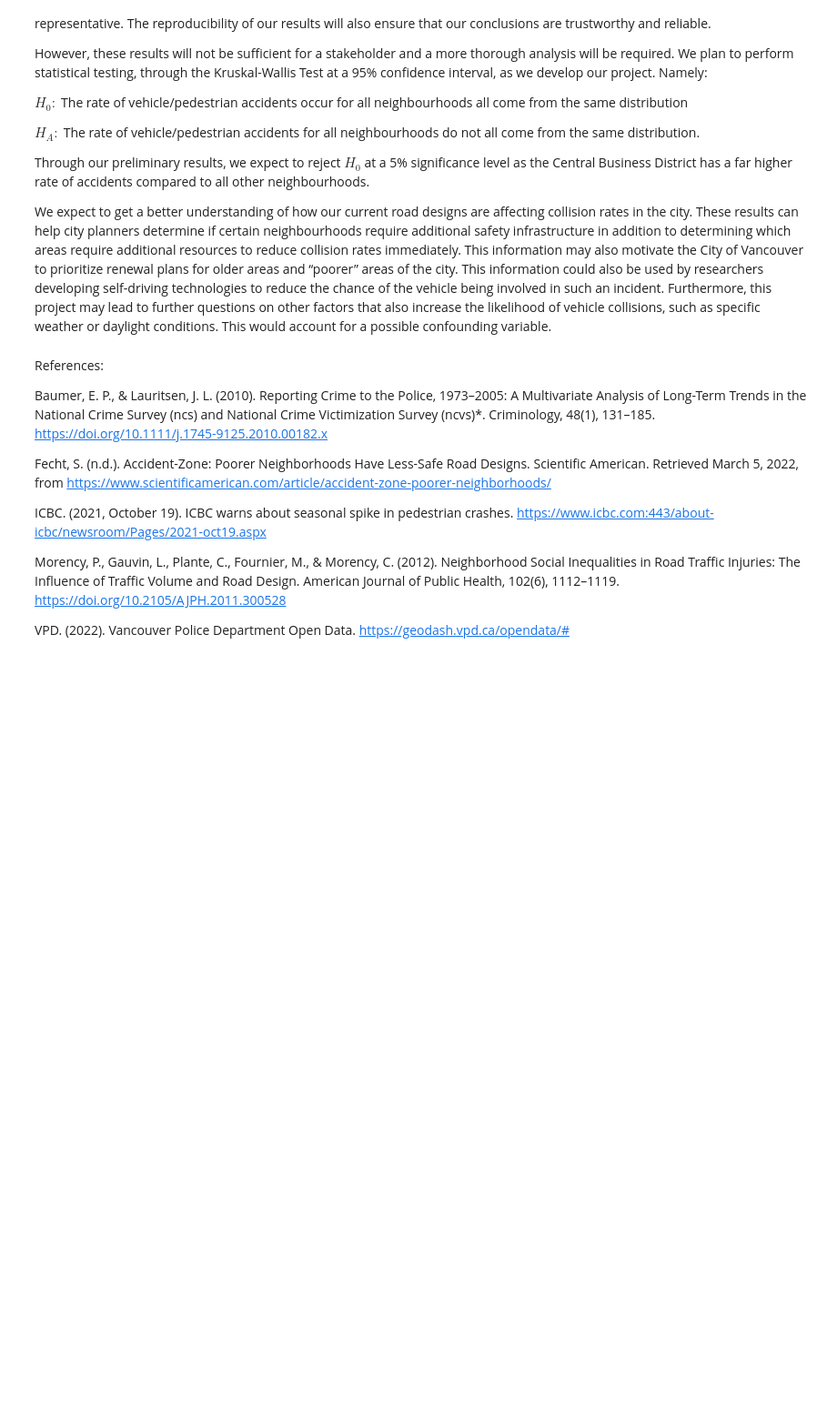
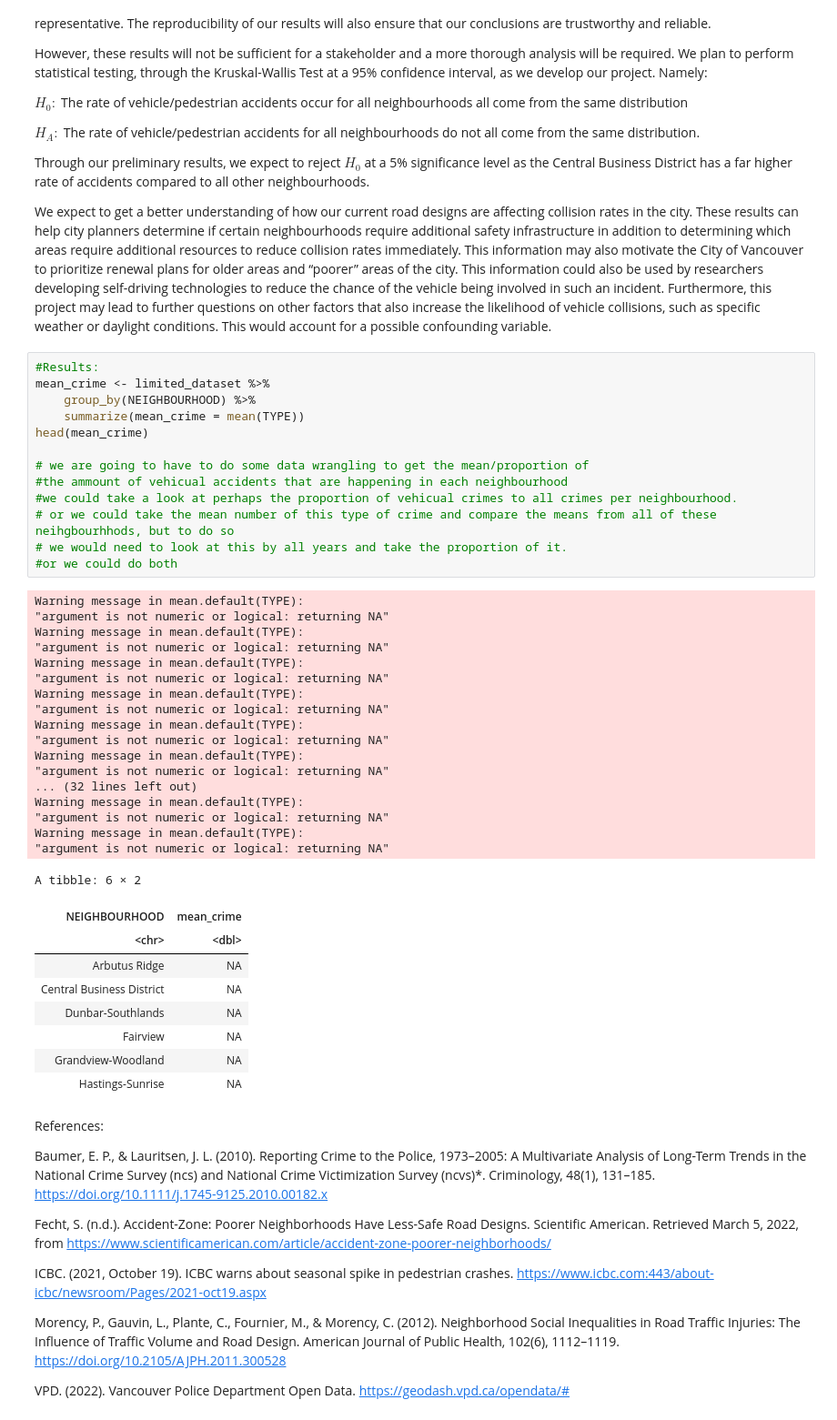
Before and after one commit to pbrar17/VPD-Crime-Analysis, a Jupyter notebook: 14.ipynb, the cells around one changed output. Shown at 91% size. Cells and saved outputs as stored; diff of their text form; blank space fills up the shorter version.

```diff
--- a/14.ipynb
+++ b/14.ipynb
@@ -111,6 +133,46 @@ $H_A:$ The rate of vehicle/pedestrian accidents for all neighbourhoods do not al
 Through our preliminary results, we expect to reject $H_0$ at a 5% significance level as the Central Business District has a far higher rate of accidents compared to all other neighbourhoods.
 
 We expect to get a better understanding of how our current road designs are affecting collision rates in the city. These results can help city planners determine if certain neighbourhoods require additional safety infrastructure in addition to determining which areas require additional resources to reduce collision rates immediately. This information may also motivate the City of Vancouver to prioritize renewal plans for older areas and “poorer” areas of the city. This information could also be used by researchers developing self-driving technologies to reduce the chance of the vehicle being involved in such an incident. Furthermore, this project may lead to further questions on other factors that also increase the likelihood of vehicle collisions, such as specific weather or daylight conditions. This would account for a possible confounding variable.
+# %%
+#Results:
+mean_crime <- limited_dataset %>%
+    group_by(NEIGHBOURHOOD) %>%
+    summarize(mean_crime = mean(TYPE))
+head(mean_crime)
+
+# we are going to have to do some data wrangling to get the mean/proportion of
+#the ammount of vehicual accidents that are happening in each neighbourhood
+#we could take a look at perhaps the proportion of vehicual crimes to all crimes per neighbourhood.
+# or we could take the mean number of this type of crime and compare the means from all of these neihgbourhhods, but to do so
+# we would need to look at this by all years and take the proportion of it.
+#or we could do both
+# %% [output]
+Warning message in mean.default(TYPE):
+"argument is not numeric or logical: returning NA"
+Warning message in mean.default(TYPE):
+"argument is not numeric or logical: returning NA"
+Warning message in mean.default(TYPE):
+"argument is not numeric or logical: returning NA"
+Warning message in mean.default(TYPE):
+"argument is not numeric or logical: returning NA"
+Warning message in mean.default(TYPE):
+"argument is not numeric or logical: returning NA"
+Warning message in mean.default(TYPE):
+"argument is not numeric or logical: returning NA"
+... (32 lines left out)
+Warning message in mean.default(TYPE):
+"argument is not numeric or logical: returning NA"
+Warning message in mean.default(TYPE):
+"argument is not numeric or logical: returning NA"
+A tibble: 6 × 2
+| NEIGHBOURHOOD | mean_crime |
+| <chr> | <dbl> |
+| Arbutus Ridge | NA |
+| Central Business District | NA |
+| Dunbar-Southlands | NA |
+| Fairview | NA |
+| Grandview-Woodland | NA |
+| Hastings-Sunrise | NA |
 # %% [markdown]
 References:
 
```
Also changed, not shown: parts of 4 cells of this notebook.
